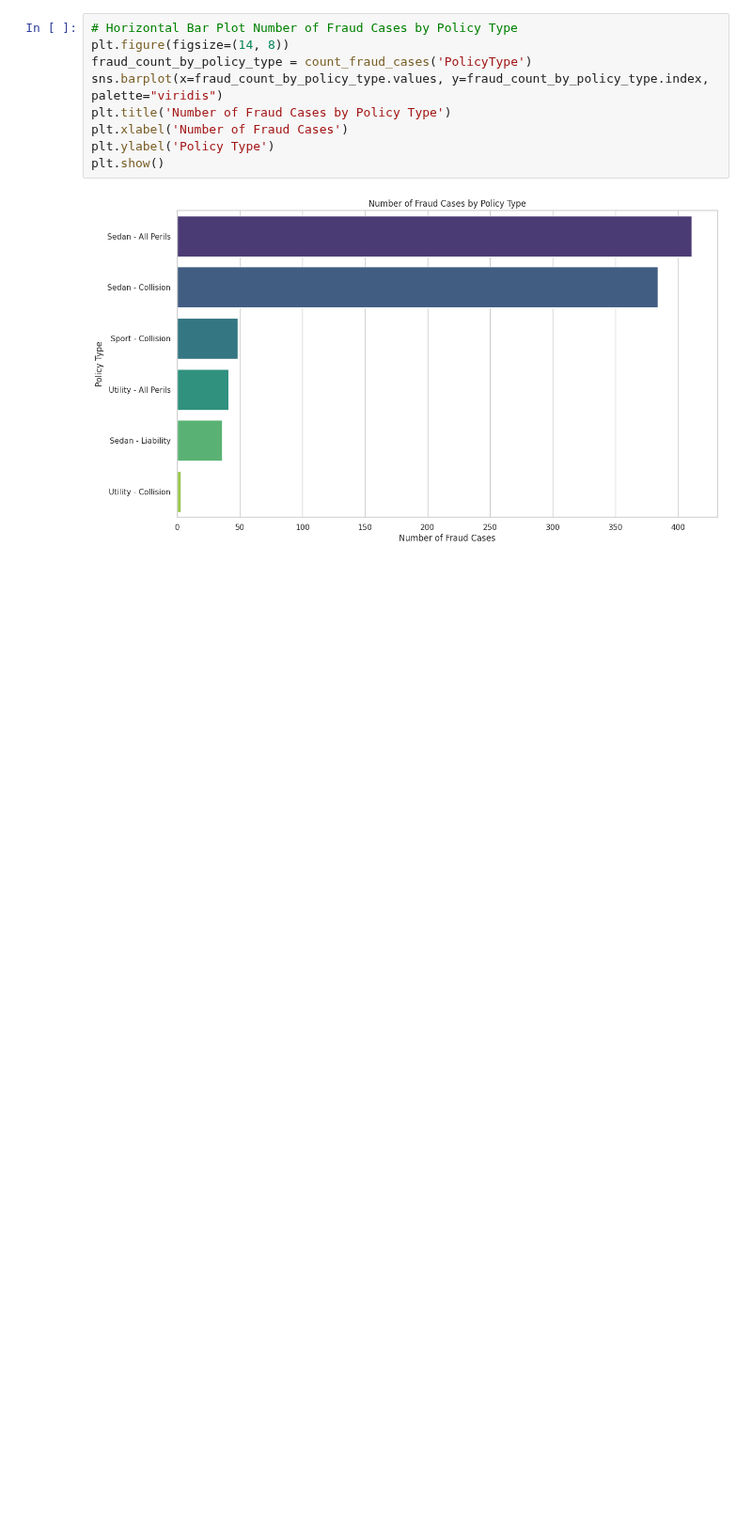
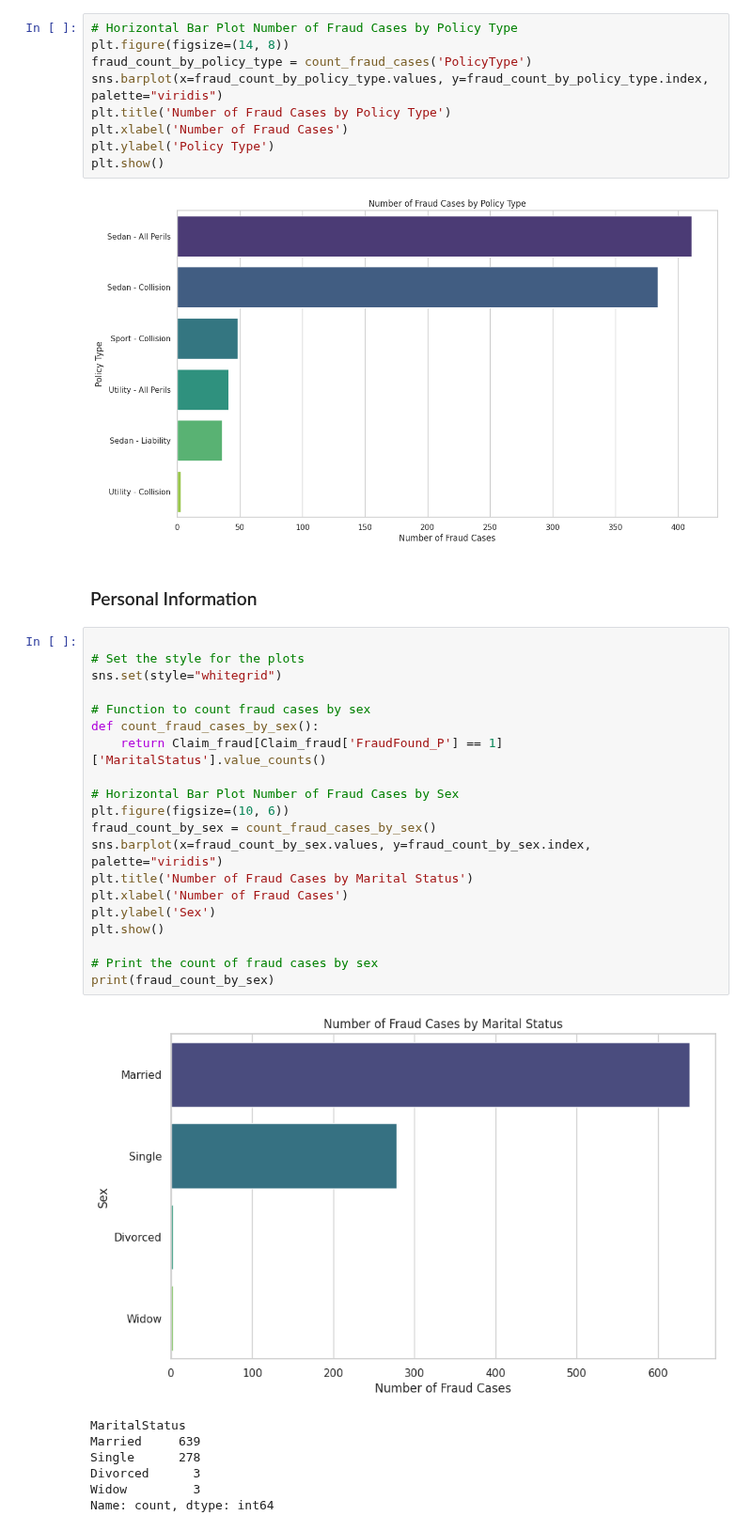
Before and after one commit to kimp10/Insurance-Fraud-Detection-Model-, a Jupyter notebook: Insurance_Fraud_detection.ipynb, the cells around one changed output. Shown at 94% size. Saved outputs shown, nothing was run; the diff lists cells and outputs as text; blank space fills up the shorter version.

```diff
--- a/Insurance_Fraud_detection.ipynb
+++ b/Insurance_Fraud_detection.ipynb
@@ -319,3 +319,33 @@ plt.ylabel('Policy Type')
 plt.show()
 # %% [output]
 [figure]
+# %% [markdown]
+### Personal Information
+# %%
+
+# Set the style for the plots
+sns.set(style="whitegrid")
+
+# Function to count fraud cases by sex
+def count_fraud_cases_by_sex():
+    return Claim_fraud[Claim_fraud['FraudFound_P'] == 1]['MaritalStatus'].value_counts()
+
+# Horizontal Bar Plot Number of Fraud Cases by Sex
+plt.figure(figsize=(10, 6))
+fraud_count_by_sex = count_fraud_cases_by_sex()
+sns.barplot(x=fraud_count_by_sex.values, y=fraud_count_by_sex.index, palette="viridis")
+plt.title('Number of Fraud Cases by Marital Status')
+plt.xlabel('Number of Fraud Cases')
+plt.ylabel('Sex')
+plt.show()
+
+# Print the count of fraud cases by sex
+print(fraud_count_by_sex)
+# %% [output]
+[figure, added]
+MaritalStatus
+Married     639
+Single      278
+Divorced      3
+Widow         3
+Name: count, dtype: int64
```
Also changed, not shown: parts of 3 cells of this notebook.
